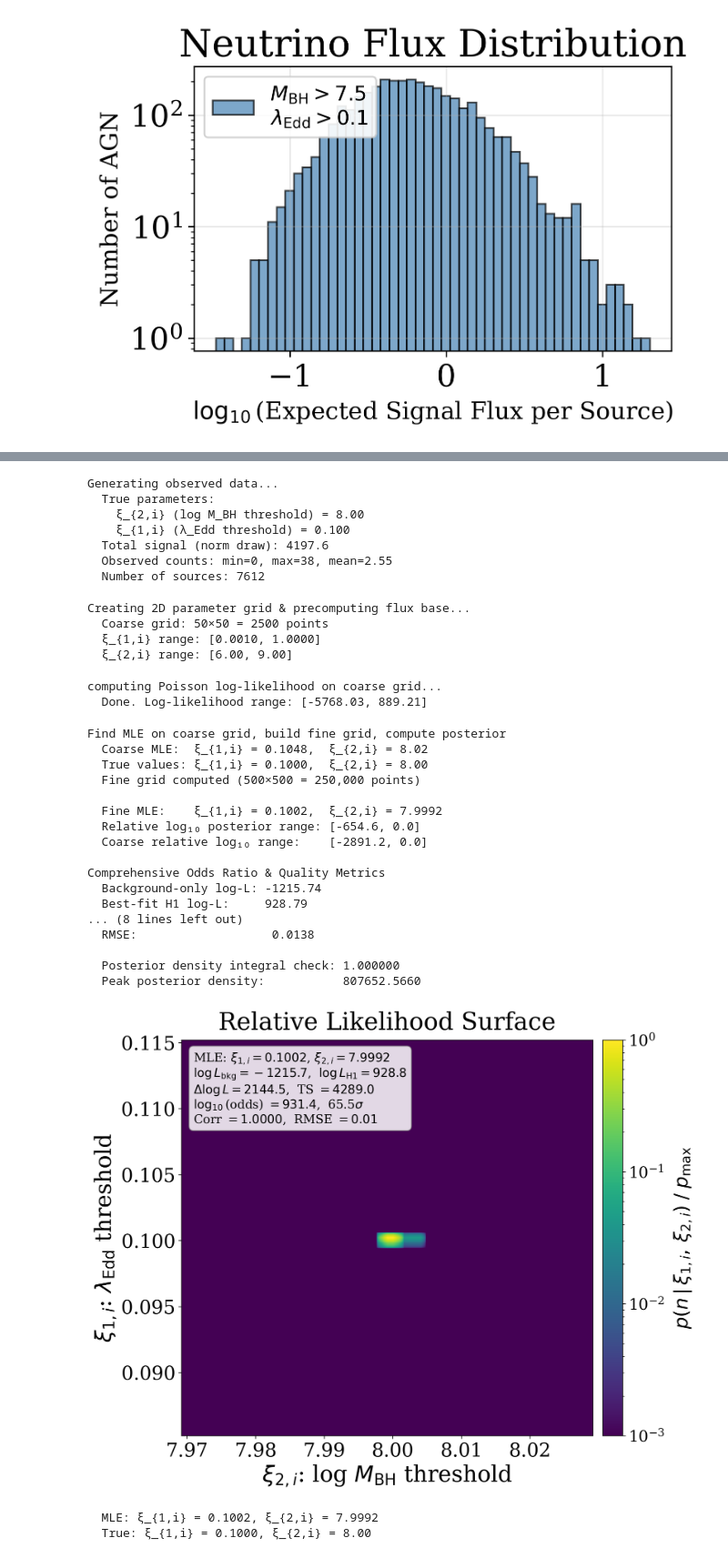
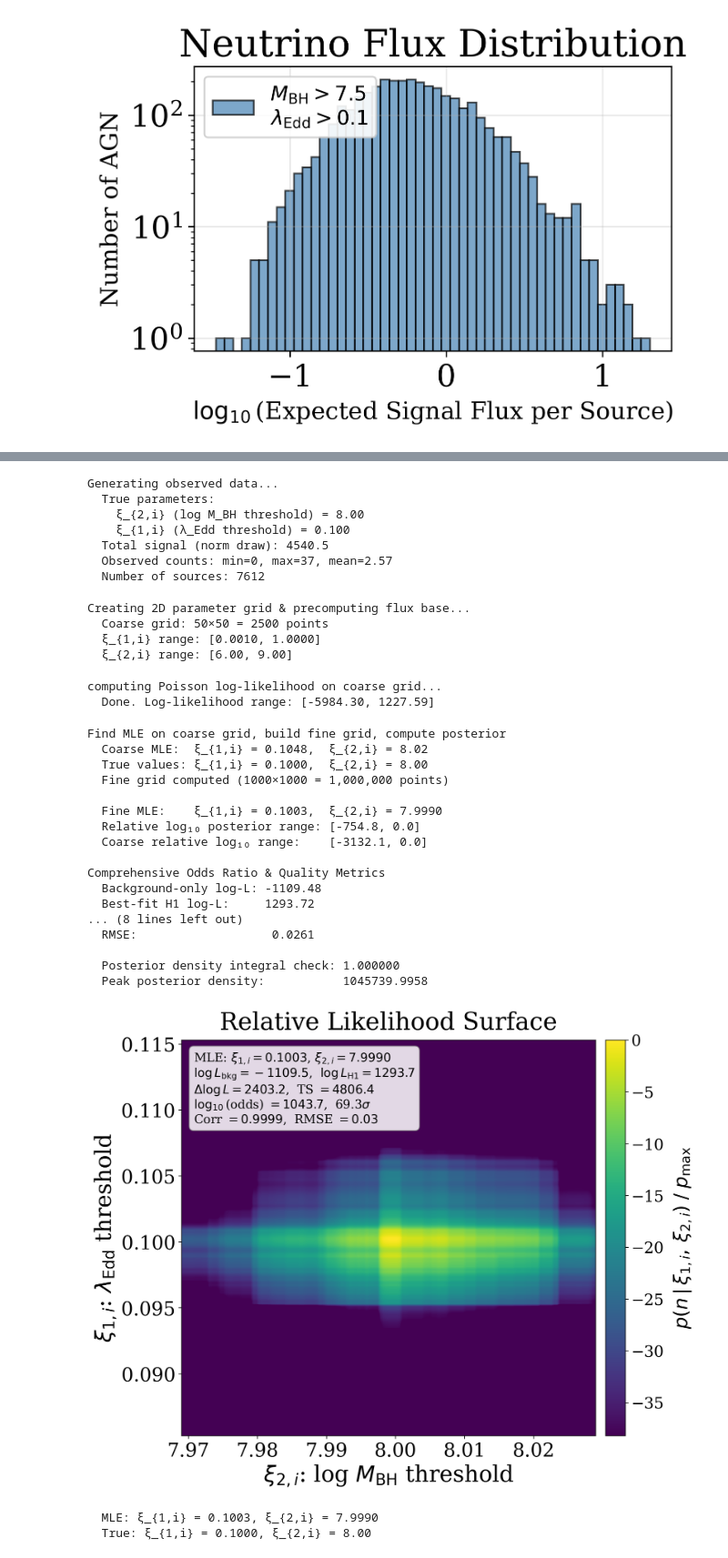
Before and after one commit to sophieroux/PopulationModelingFramework, a Jupyter notebook: population_step_nu_lumi.ipynb, the cells around one changed output, grey strips where cells are left out. Shown at 91% size. Saved outputs shown, nothing was run; the diff lists cells and outputs as text; code cells hidden in the pictures.

```diff
--- a/population_step_nu_lumi.ipynb
+++ b/population_step_nu_lumi.ipynb
@@ -135,7 +135,7 @@ spiders_catalog = spiders_catalog[columns_to_keep]
 # define column mappings for redshift-based selection
 column_mappings = {
     'l_bol': ('l_bol2', 'l_bol1'),
-    'errl_bol': ('errl_bol2', 'errl_bol1'),
+    'errl_bol': ('errl_bol1', 'errl_bol2'),
     'logBHM': ('logBHMVP_hb', 'logBHMS_mgII'),
     'errlogBHM': ('errlogBHMVP_hb', 'errlogBHMS_mgII'),
     'edd_ratio': ('edd_ratio2', 'edd_ratio1')
@@ -226,7 +226,9 @@ def create_realization(catalog,mbh_thres,e_ratio_thres,norm=[1000, 10000],bg=1):
     """
     flux = neutrino_flux(catalog['redshift'].values, catalog['l_bol'].values, catalog['logBHM'].values, catalog['edd_ratio'].values, mbh_thres, e_ratio_thres)
 
-    if isinstance(norm, (list, tuple)):
+    import builtins
+
+    if isinstance(norm, (builtins.list, builtins.tuple)):
         # Normalize total signal to a random value in [norm[0], norm[1]] (log-uniform)
         signal = flux.copy()
         summed_signal = np.sum(signal)
@@ -240,14 +242,25 @@ def create_realization(catalog,mbh_thres,e_ratio_thres,norm=[1000, 10000],bg=1):
 
 mbh_thres = 7.5
 e_ratio_thres = 0.1
-sample,signal,bg = create_realization(spiders_catalog, mbh_thres, e_ratio_thres, norm=[1000, 10000], bg=2.0)
+sample,signal,bg = create_realization(spiders_catalog, mbh_thres, e_ratio_thres, norm=[100000, 1000000], bg=2.0)
 plt.figure(figsize=(5, 3), dpi=300)
 plt.hist(sample, bins=50, alpha=0.7, color='tab:blue', edgecolor='black',
          label=rf'$M_{{\rm BH}} > {mbh_thres}$, $\lambda_{{\rm Edd}} > {e_ratio_thres}$')
-plt.title('Neutrino Counts Distribution', fontsize=22)
+plt.title('Neutrino Counts Distribution (List Norm)', fontsize=22)
 plt.xlabel('Observed Neutrino Counts per Source',fontsize=16)
 plt.ylabel('Number of AGN',fontsize=20)
 plt.legend(loc='upper right', fontsize=12, framealpha=0.9)
 plt.grid(True, alpha=0.3)
 plt.show()
+
+sample,signal,bg = create_realization(spiders_catalog, mbh_thres, e_ratio_thres, norm=12, bg=2.0)
+plt.figure(figsize=(5, 3), dpi=300)
+plt.hist(sample, bins=50, alpha=0.7, color='tab:orange', edgecolor='black',
+         label=rf'$M_{{\rm BH}} > {mbh_thres}$, $\lambda_{{\rm Edd}} > {e_ratio_thres}$')
+plt.title('Neutrino Counts Distribution (Fixed Norm)', fontsize=22)
+plt.xlabel('Observed Neutrino Counts per Source',fontsize=16)
+plt.ylabel('Number of AGN',fontsize=20)
+plt.legend(loc='upper right', fontsize=12, framealpha=0.9)
+plt.grid(True, alpha=0.3)
+plt.show()
 # %% [output]
@@ -335,7 +349,7 @@ print("Generating observed data...")
 # true parameter values (what we'll try to recover)
 true_mbh_thres = 8.0  # ξ_{2,i}: log M_BH threshold
 true_e_ratio_thres = 0.1  # ξ_{1,i}: λ_Edd threshold
-norm = [1000, 10000]  # Total signal drawn log-uniformly from this range
+norm = [1000,10000] # Total signal drawn log-uniformly from this range
 bg = 2.0  # Background level
 
 # generate observed counts using the true parameters
@@ -362,8 +376,8 @@ Generating observed data...
   True parameters:
     ξ_{2,i} (log M_BH threshold) = 8.00
     ξ_{1,i} (λ_Edd threshold) = 0.100
-  Total signal (norm draw): 4197.6
-  Observed counts: min=0, max=38, mean=2.55
+  Total signal (norm draw): 4540.5
+  Observed counts: min=0, max=37, mean=2.57
   Number of sources: 7612
 # %%
 print("Creating 2D parameter grid & precomputing flux base...")
@@ -420,7 +434,7 @@ print(f"  Done. Log-likelihood range: [{log_likelihood_grid.min():.2f}, {log_lik
 print()
 # %% [output]
 computing Poisson log-likelihood on coarse grid...
-  Done. Log-likelihood range: [-5768.03, 889.21]
+  Done. Log-likelihood range: [-5984.30, 1227.59]
 # %%
 print("Find MLE on coarse grid, build fine grid, compute posterior")
 
@@ -432,7 +446,7 @@ print(f"  Coarse MLE:  ξ_{{1,i}} = {coarse_best_xi1:.4f},  ξ_{{2,i}} = {coarse
 print(f"  True values: ξ_{{1,i}} = {true_e_ratio_thres:.4f},  ξ_{{2,i}} = {true_mbh_thres:.2f}")
 
 # fine grid centred on the coarse MLE
-n_fine = 500
+n_fine = 1000  # 2× more bins than before
 # width chosen so the relative log-likelihood drops to ≈ -200 at the edges
 fine_xi1_range = np.linspace(
     max(0.001, coarse_best_xi1 - 0.10), coarse_best_xi1 + 0.10, n_fine
@@ -534,28 +548,28 @@ print()
 Find MLE on coarse grid, build fine grid, compute posterior
   Coarse MLE:  ξ_{1,i} = 0.1048,  ξ_{2,i} = 8.02
   True values: ξ_{1,i} = 0.1000,  ξ_{2,i} = 8.00
-  Fine grid computed (500×500 = 250,000 points)
+  Fine grid computed (1000×1000 = 1,000,000 points)
 
-  Fine MLE:    ξ_{1,i} = 0.1002,  ξ_{2,i} = 7.9992
-  Relative log₁₀ posterior range: [-654.6, 0.0]
-  Coarse relative log₁₀ range:    [-2891.2, 0.0]
+  Fine MLE:    ξ_{1,i} = 0.1003,  ξ_{2,i} = 7.9990
+  Relative log₁₀ posterior range: [-754.8, 0.0]
+  Coarse relative log₁₀ range:    [-3132.1, 0.0]
 
 Comprehensive Odds Ratio & Quality Metrics
-  Background-only log-L: -1215.74
-  Best-fit H1 log-L:     928.79
+  Background-only log-L: -1109.48
+  Best-fit H1 log-L:     1293.72
 ... (8 lines left out)
-  RMSE:                   0.0138
+  RMSE:                   0.0261
 
   Posterior density integral check: 1.000000
-  Peak posterior density:           807652.5660
+  Peak posterior density:           1045739.9958
 # %%
 # relative log likelihood surface
 from matplotlib.colors import LogNorm
 
-# normalized likelihood: L / L_max  (clipped to [1e-3, 1])
+# normalized likelihood: L / L_max  (clipped to [-1e+5,0])
 # .T because fine_ll[j,i] has j→ξ_{2,i} (rows) and i→ξ_{1,i} (cols),
 # but imshow maps rows→y and cols→x, so transpose to get x=ξ_{2,i}, y=ξ_{1,i}
-lik_normalized = np.clip(10.0**fine_rel_log10, 1e-3, 1.0).T
+lik_normalized = np.clip(fine_rel_log10, -1e+5, 0).T
 
 fig, ax = plt.subplots(figsize=(10, 8), dpi=200)
 
@@ -565,7 +579,10 @@ im = ax.imshow(
     extent=[fine_xi2_range.min(), fine_xi2_range.max(),
             fine_xi1_range.min(), fine_xi1_range.max()],
     cmap='viridis',
-    norm=LogNorm(vmin=1e-3, vmax=1.0),
+    #norm=LogNorm(vmin=1e-3, vmax=1.0),
+    #vmin=-1e+4,
+    vmin=np.percentile(lik_normalized, 99),
+    vmax=0,
     aspect='auto',
     interpolation='bilinear'
 )
@@ -583,35 +600,35 @@ cbar = plt.colorbar(im, ax=ax, pad=0.02)
 cbar.set_label(r'$p(n\,|\,\xi_{1,i},\,\xi_{2,i})\;/\;p_{\rm max}$', fontsize=22, labelpad=10)
 cbar.ax.tick_params(labelsize=18)
 
 # comprehensive metrics annotation
 if delta_log_L < 500:
     odds_str = f'{np.exp(delta_log_L):.2e}'
 else:
     odds_str = rf'$\sim 10^{{{log10_odds:.0f}}}$'
 info_text = (
     rf'MLE: $\xi_{{1,i}}={best_xi1:.4f}$, $\xi_{{2,i}}={best_xi2:.4f}$'
     '\n'
     rf'$\log L_{{\rm bkg}} = {log_L_bkg:.1f}$,  $\log L_{{\rm H1}} = {log_L_H1:.1f}$'
     '\n'
     rf'$\Delta\log L = {delta_log_L:.1f}$,  TS $= {TS:.1f}$'
     '\n'
     rf'$\log_{{10}}$(odds) $= {log10_odds:.1f}$,  {sigma_equiv:.1f}$\sigma$'
     '\n'
     rf'Corr $= {correlation:.4f}$,  RMSE $= {rmse:.2f}$'
 )
 ax.text(0.03, 0.97, info_text, transform=ax.transAxes,
         fontsize=14, verticalalignment='top',
         bbox=dict(boxstyle='round,pad=0.4', facecolor='white', alpha=0.85, edgecolor='gray'))
 
 plt.tight_layout()
 plt.savefig('step_model_likelihood_surface.png', dpi=200, bbox_inches='tight')
 plt.show()
 
 print(f"  MLE: ξ_{{1,i}} = {best_xi1:.4f}, ξ_{{2,i}} = {best_xi2:.4f}")
 print(f"  True: ξ_{{1,i}} = {true_e_ratio_thres:.4f}, ξ_{{2,i}} = {true_mbh_thres:.2f}")
 # %% [output]
-[figure, old version]
+[figure, new version]
-  MLE: ξ_{1,i} = 0.1002, ξ_{2,i} = 7.9992
+  MLE: ξ_{1,i} = 0.1003, ξ_{2,i} = 7.9990
   True: ξ_{1,i} = 0.1000, ξ_{2,i} = 8.00
 # %%
 import matplotlib.ticker as ticker
```
Also changed, not shown: parts of 5 cells of this notebook.
